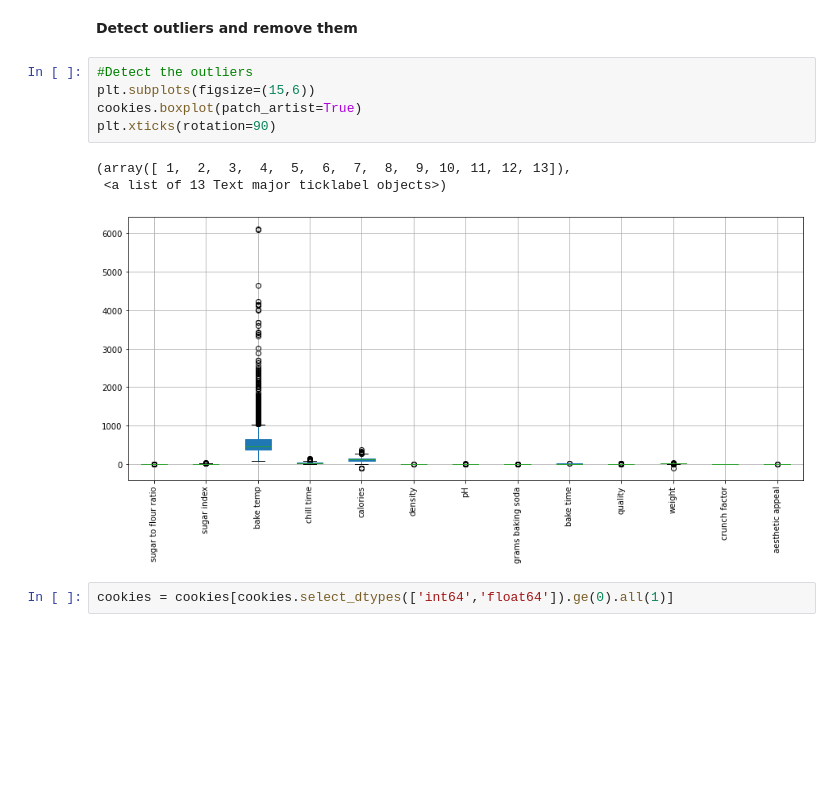
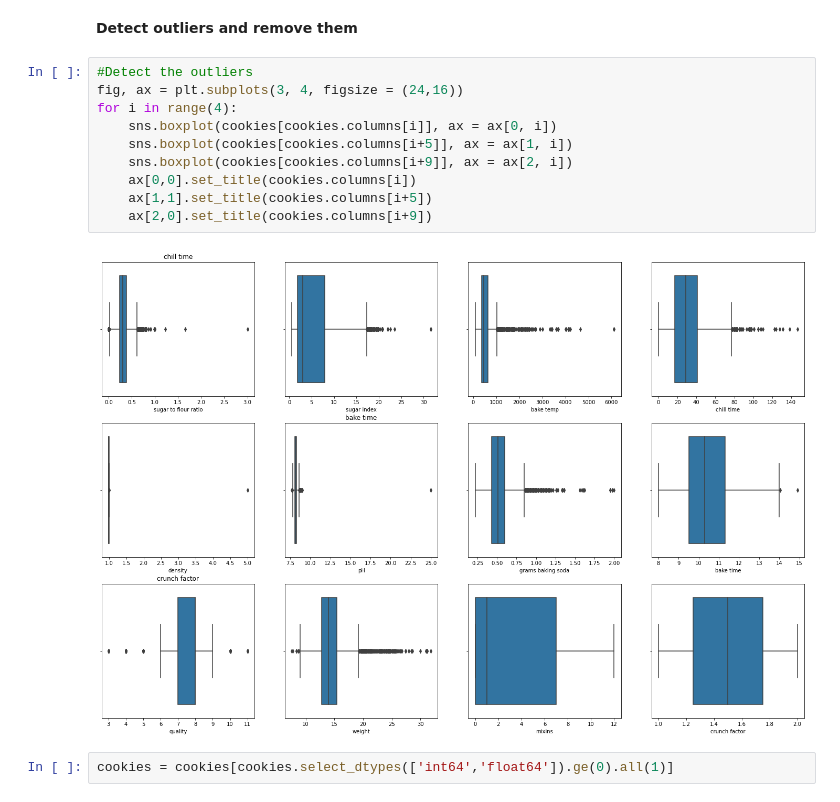
Before and after one commit to VictorLJay/Datathon, a Jupyter notebook: your-code/Main.ipynb, the cells around one changed output. Saved outputs shown, nothing was run; the diff lists cells and outputs as text; blank space fills up the shorter version.

```diff
--- a/your-code/Toni_20h.ipynb
+++ b/your-code/Main.ipynb
@@ -121,15 +107,18 @@ array(['raisins', 'nuts, chocolate', 'chocolate', 'nuts, oats, chocolate',
 cookies["mixins"] = cookies["mixins"].str.replace("nuts,raisins", "nuts, raisins")
 # %% [markdown]
 **Detect outliers and remove them**
-# %%
-#Detect the outliers
-plt.subplots(figsize=(15,6))
-cookies.boxplot(patch_artist=True)
-plt.xticks(rotation=90)
-# %% [output]
-(array([ 1,  2,  3,  4,  5,  6,  7,  8,  9, 10, 11, 12, 13]),
- <a list of 13 Text major ticklabel objects>)
-[figure, removed]
+# %%
+#Detect the outliers
+fig, ax = plt.subplots(3, 4, figsize = (24,16))
+for i in range(4):
+    sns.boxplot(cookies[cookies.columns[i]], ax = ax[0, i])
+    sns.boxplot(cookies[cookies.columns[i+5]], ax = ax[1, i])
+    sns.boxplot(cookies[cookies.columns[i+9]], ax = ax[2, i])
+    ax[0,0].set_title(cookies.columns[i])
+    ax[1,1].set_title(cookies.columns[i+5])
+    ax[2,0].set_title(cookies.columns[i+9])
+# %% [output]
+[figure, added]
 # %%
 cookies = cookies[cookies.select_dtypes(['int64','float64']).ge(0).all(1)]
 # %%
```
Also changed, not shown: parts of 32 cells of this notebook, 5 other files.
